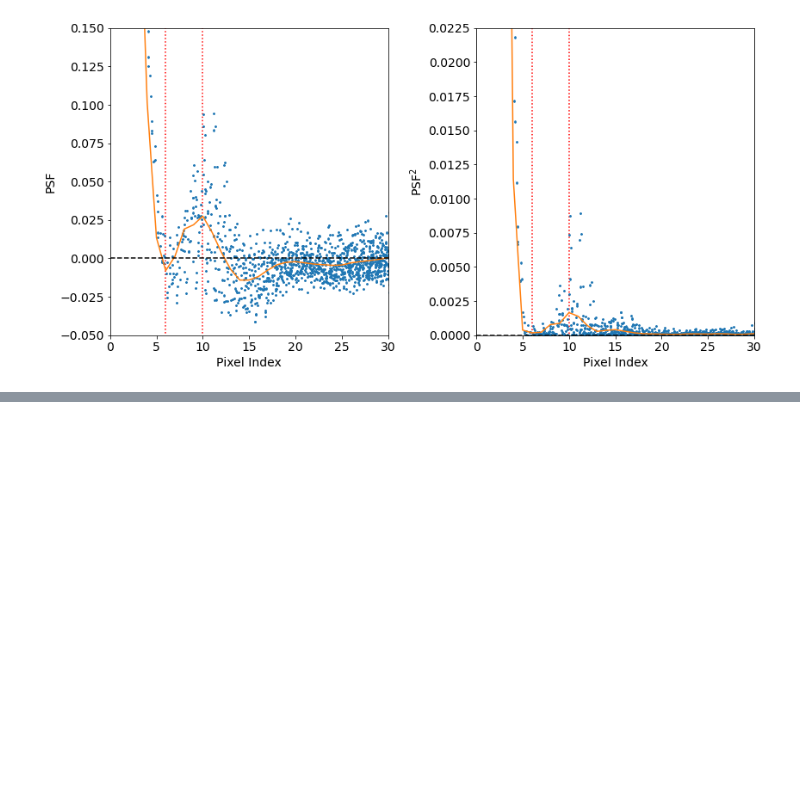
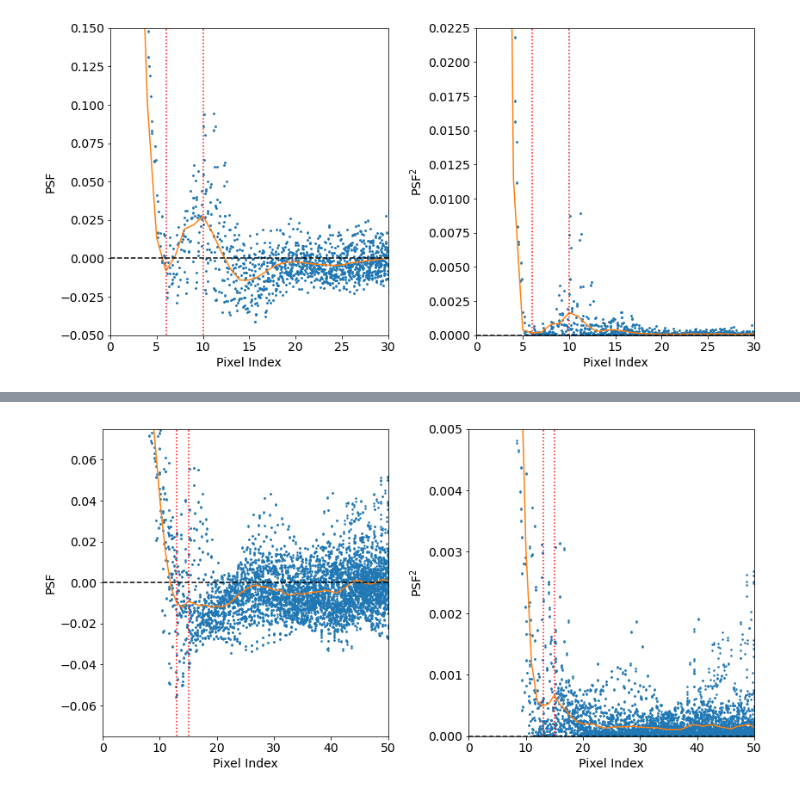
Before and after one commit to ALMA-IMF/notebooks, a Jupyter notebook: PSF_Plots.ipynb, the cells around one changed output, grey strips where cells are left out. Cells and saved outputs as stored; diff of their text form; code cells hidden in the pictures; blank space fills up the shorter version.

```diff
--- a/PSF_Plots.ipynb
+++ b/PSF_Plots.ipynb
@@ -156,7 +151,7 @@ pl.subplot(1,2,1)
 pl.plot(rr.ravel(), cutout.ravel(), '.', markersize=3)
 pl.plot(radial_mean)
 pl.vlines([first_min_ind, first_sidelobe_ind], -0.1,0.15, linestyle=':', color='r')
-pl.plot(rr[view].ravel(), bmfit_residual.ravel(), '.', markersize=2)
+#pl.plot(rr[view].ravel(), bmfit_residual.ravel(), '.', markersize=2)
 pl.plot([0,300], [0,0], 'k--')
 pl.axis((0,50,-0.075,0.075))
 pl.xlabel("Pixel Index")
@@ -171,3 +166,4 @@ pl.axis((0,50,0.0,0.005))
 pl.xlabel("Pixel Index")
 pl.ylabel("PSF$^2$")
 pl.tight_layout()
+# %% [output]
@@ -174,2 +172,3 @@ pl.tight_layout()
+[figure, added]
 # %%
 psffn = '/orange/adamginsburg/ALMA_IMF/2017.1.01355.L/June2021Release/G012.80/B3/cleanest/G012.80_B3_uid___A001_X1296_X1fb_continuum_merged_12M_robust-0.5_selfcal7_finaliter.psf.tt0'
```
Also changed, not shown: parts of 12 cells of this notebook, 4 other files.
